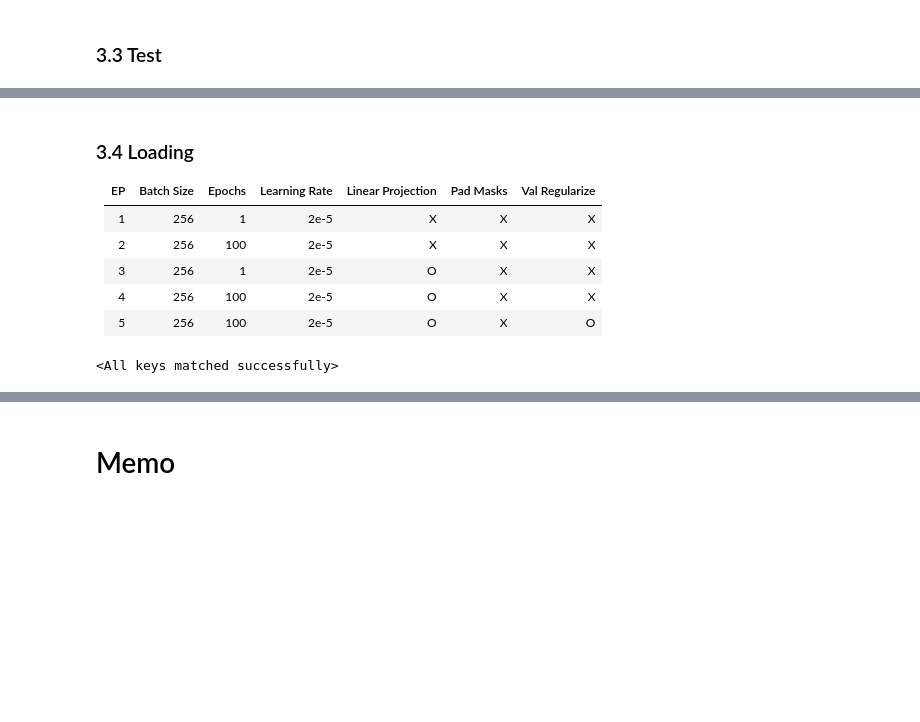
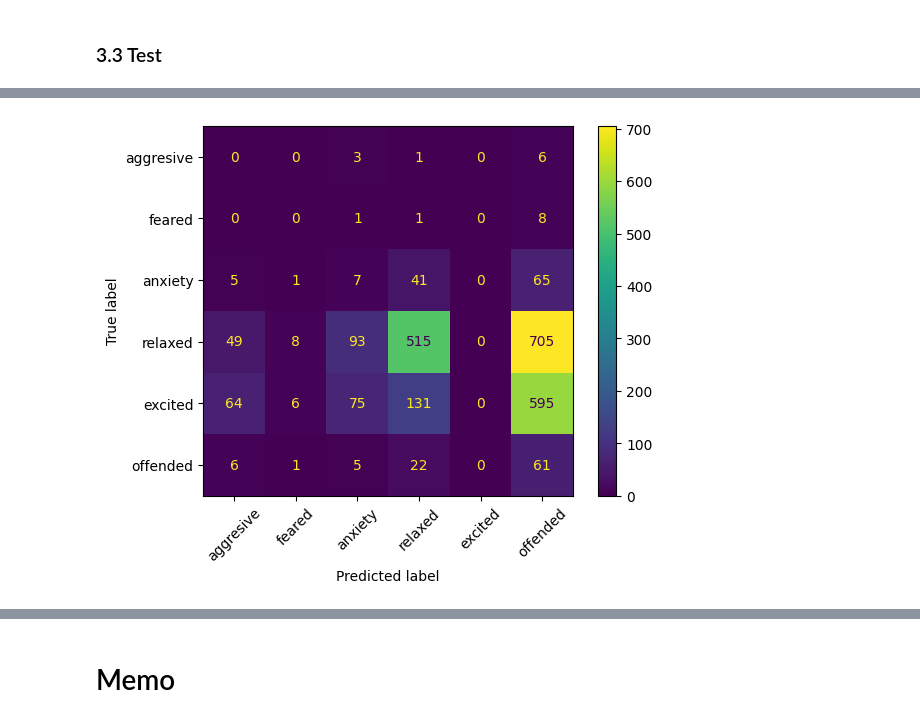
Before and after one commit to suin00h/motion-to-emotion, a Jupyter notebook: EP Model Designing.ipynb, the cells around one changed output, grey strips where cells are left out. Saved outputs shown, nothing was run; the diff lists cells and outputs as text; code cells hidden in the pictures; blank space fills up the shorter version.

```diff
--- a/EP Model Designing.ipynb
+++ b/EP Model Designing.ipynb
@@ -315,14 +390,0 @@ tensor([0., 0., 0., 1., 0., 0.])
-# %% [markdown]
-### 3.4 Loading
-| EP | Batch Size | Epochs | Learning Rate | Linear Projection | Pad Masks | Val Regularize |
-|----|------------|--------|---------------|-------------------|-----------|----------------|
-| 1  | 256        | 1      | 2e-5          | X                 | X         | X              |
-| 2  | 256        | 100    | 2e-5          | X                 | X         | X              |
-| 3  | 256        | 1      | 2e-5          | O                 | X         | X              |
-| 4  | 256        | 100    | 2e-5          | O                 | X         | X              |
-| 5  | 256        | 100    | 2e-5          | O                 | X         | O              |
-# %%
-# loading previous model state
-model_EP.load_state_dict(torch.load('state/EP/EP4/model'))
-# %% [output]
-<All keys matched successfully>
@@ -334,0 +391,24 @@ with open('state/EP/EP4/val_loss.pkl','rb') as g:
+# %%
+model_EP = model_EP.eval()
+pred_act = []
+pred_emo = []
+gt_act = []
+gt_emo = []
+
+with torch.no_grad():
+    for test in test_dataloader:
+        out_act, out_emo = model_EP(test['keys'].to(device))
+
+        pred_act += get_index(out_act)
+        pred_emo += get_index(out_emo)
+        gt_act += get_index(test['action'])
+        gt_emo += get_index(test['emotion'])
+# %%
+cm = confusion_matrix(gt_emo, pred_emo)
+disp = ConfusionMatrixDisplay(confusion_matrix=cm, display_labels=dict_class['emotion'])
+# %%
+disp.plot()
+plt.xticks(rotation=45)
+plt.show()
+# %% [output]
+[figure, added]
```
Also changed, not shown: parts of 34 cells of this notebook.
